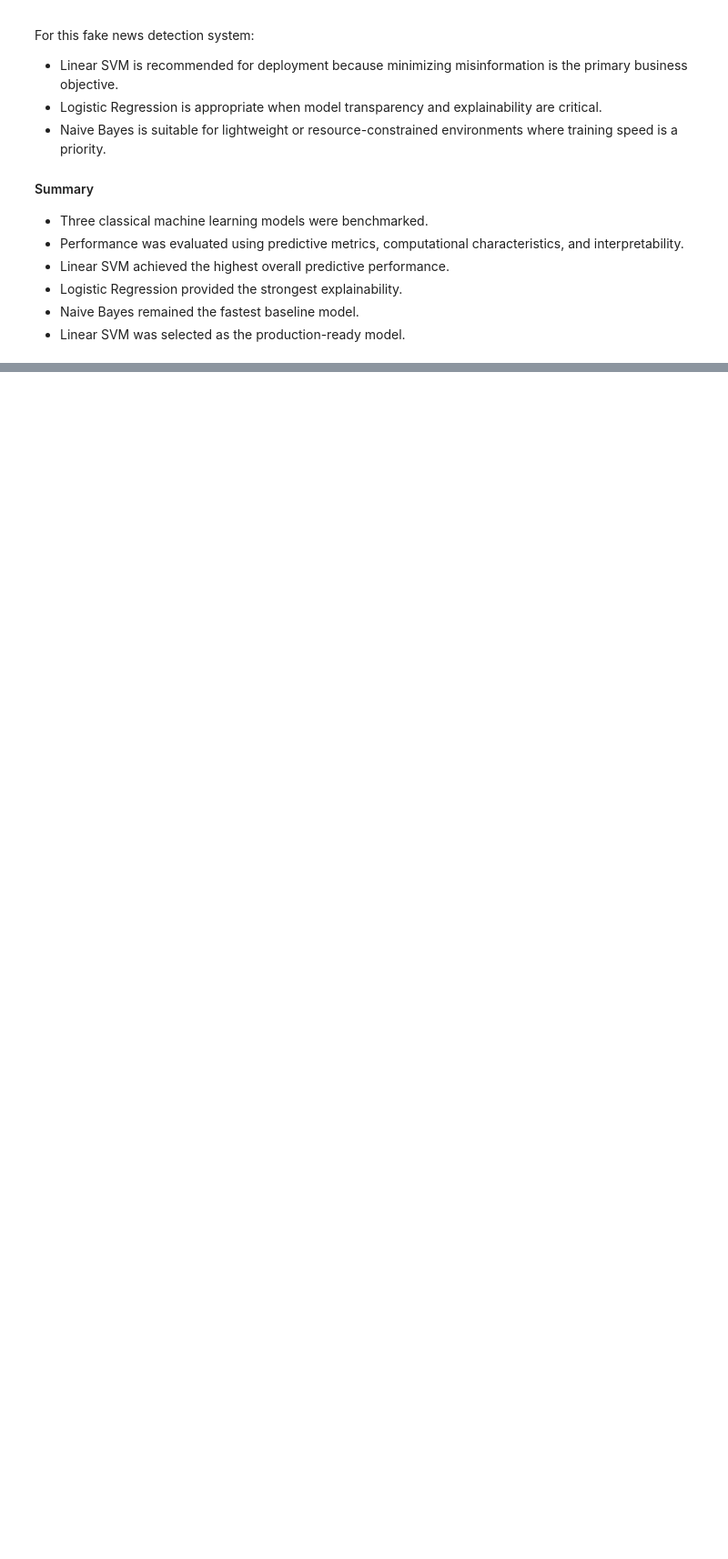
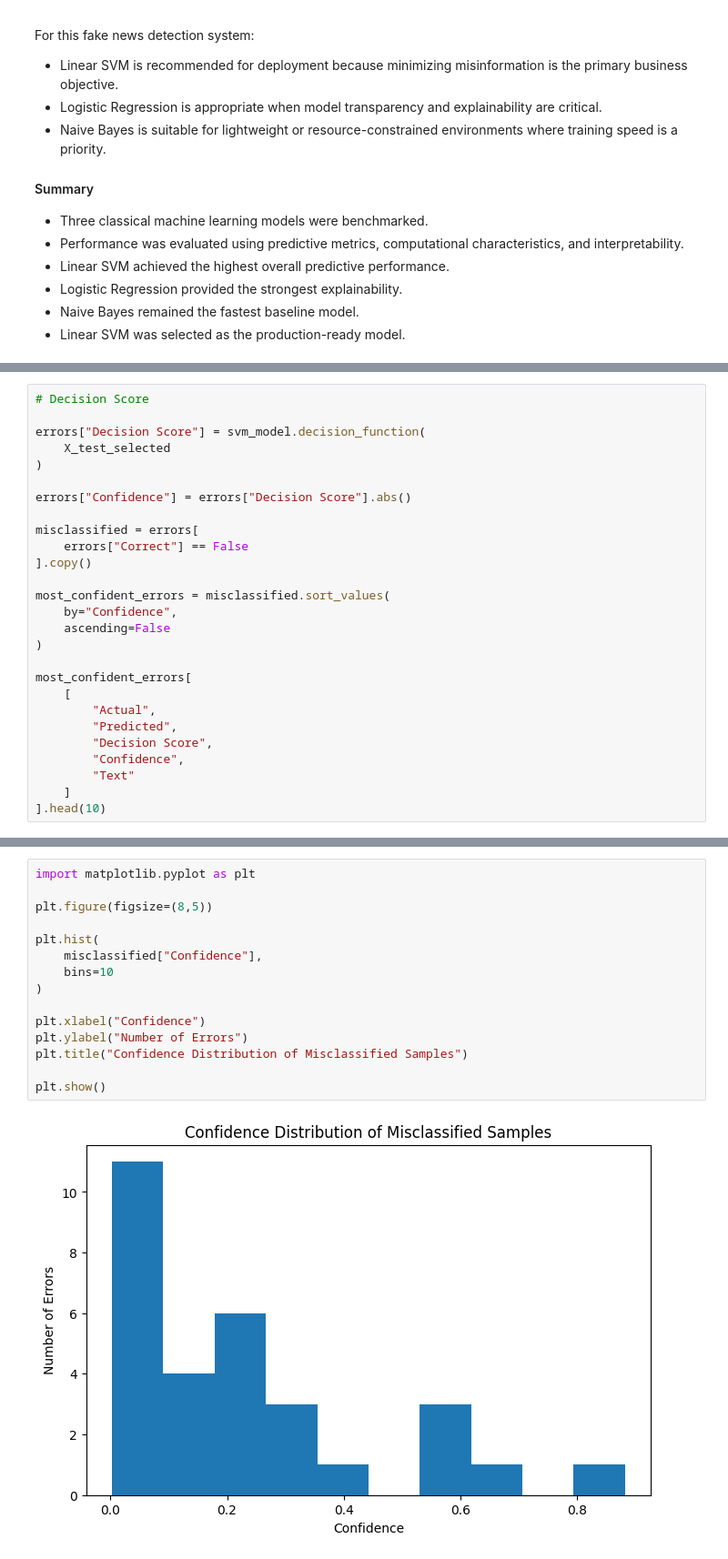
Before and after one commit to morsycoo/Fake-News-Detection, a Jupyter notebook: notebooks/Fake-News-Detection.ipynb, the cells around one changed output, grey strips where cells are left out. Shown at 91% size. Saved outputs shown, nothing was run; the diff lists cells and outputs as text; blank space fills up the shorter version.

```diff
--- a/notebooks/Fake-News-Detection.ipynb
+++ b/notebooks/Fake-News-Detection.ipynb
@@ -7553,0 +7849,27 @@ For this fake news detection system:
+# %%
+# Decision Score
+
+errors["Decision Score"] = svm_model.decision_function(
+    X_test_selected
+)
+
+errors["Confidence"] = errors["Decision Score"].abs()
+
+misclassified = errors[
+    errors["Correct"] == False
+].copy()
+
+most_confident_errors = misclassified.sort_values(
+    by="Confidence",
+    ascending=False
+)
+
+most_confident_errors[
+    [
+        "Actual",
+        "Predicted",
+        "Decision Score",
+        "Confidence",
+        "Text"
+    ]
+].head(10)
@@ -7553,0 +7915,17 @@ For this fake news detection system:
+# %%
+import matplotlib.pyplot as plt
+
+plt.figure(figsize=(8,5))
+
+plt.hist(
+    misclassified["Confidence"],
+    bins=10
+)
+
+plt.xlabel("Confidence")
+plt.ylabel("Number of Errors")
+plt.title("Confidence Distribution of Misclassified Samples")
+
+plt.show()
+# %% [output]
+[figure, added]
```
Also changed, not shown: parts of 55 cells of this notebook.
